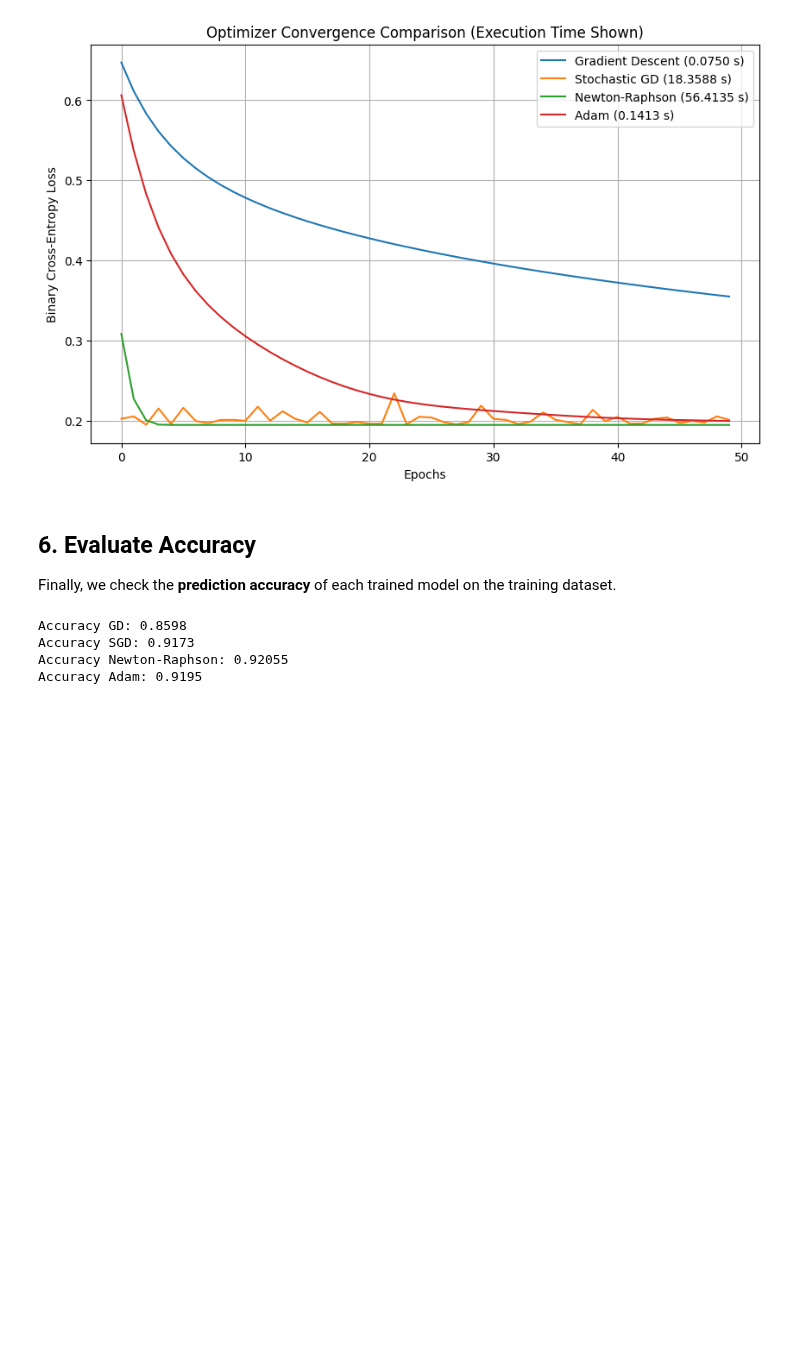
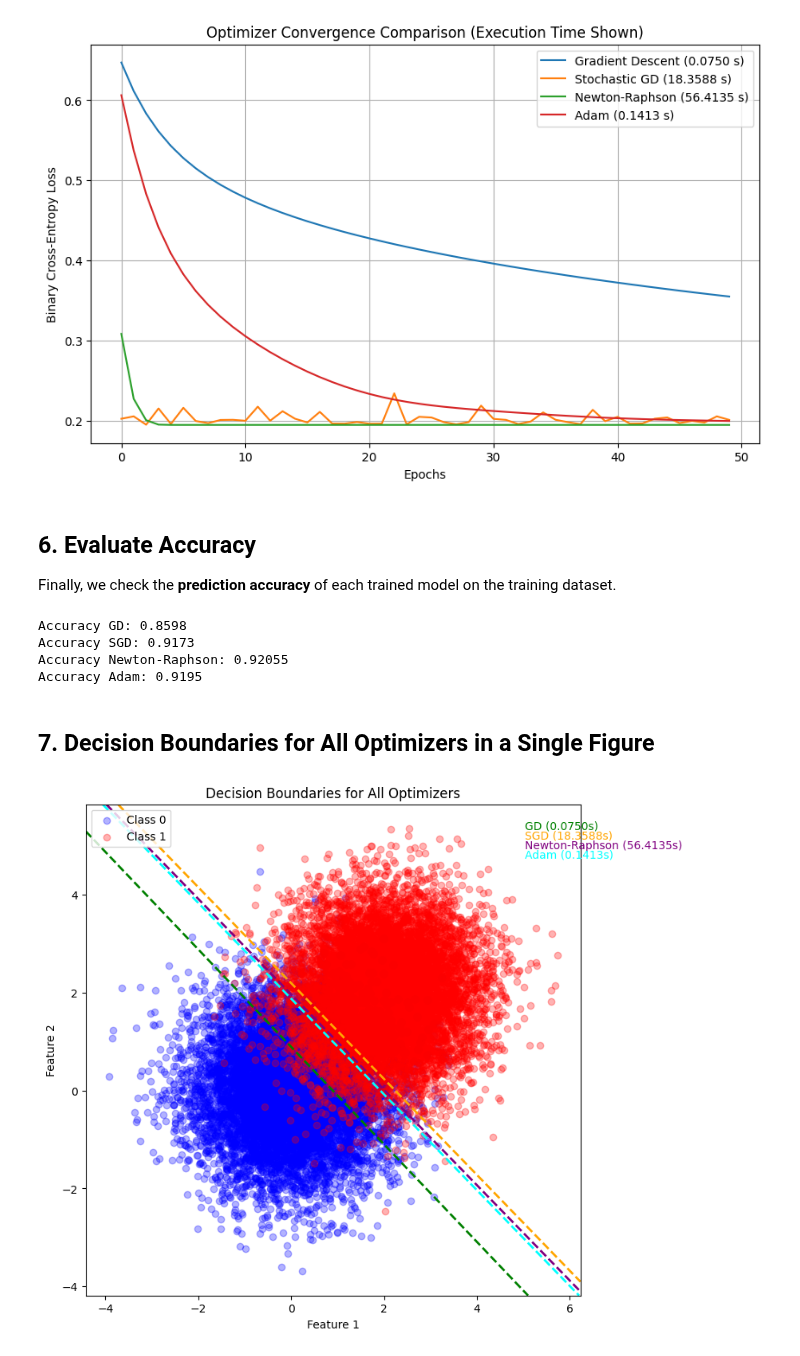
Before and after one commit to yadavrishikesh/Deep-Learning-Slides-Code, a Jupyter notebook: code/DL_OptimizationAlgorithm.ipynb, the cells around one changed output. Drawn from its saved outputs; the diff is of its cells as text; code cells hidden in the pictures; blank space fills up the shorter version.

```diff
--- a/code/DL_OptimizationAlgorithm.ipynb
+++ b/code/DL_OptimizationAlgorithm.ipynb
@@ -206,3 +221,5 @@ Accuracy GD: 0.8598
 Accuracy SGD: 0.9173
 Accuracy Newton-Raphson: 0.92055
 Accuracy Adam: 0.9195
+# %% [markdown]
+## 7. Decision Boundaries for All Optimizers in a Single Figure
@@ -208,0 +263,18 @@ Accuracy Adam: 0.9195
+# %%
+# -----------------------------
+# Combine all trained weights and labels
+# -----------------------------
+weights_list = [w_gd, w_sgd, w_nr, w_adam]
+labels_list = [
+    f'GD ({time_gd:.4f}s)',
+    f'SGD ({time_sgd:.4f}s)',
+    f'Newton-Raphson ({time_nr:.4f}s)',
+    f'Adam ({time_adam:.4f}s)'
+]
+
+# -----------------------------
+# Plot all decision boundaries in one figure
+# -----------------------------
+plot_decision_boundary_multi(X, y, weights_list, labels_list, title='Decision Boundaries for All Optimizers')
+# %% [output]
+[figure, added]
```
Also changed, not shown: parts of 3 cells of this notebook.
